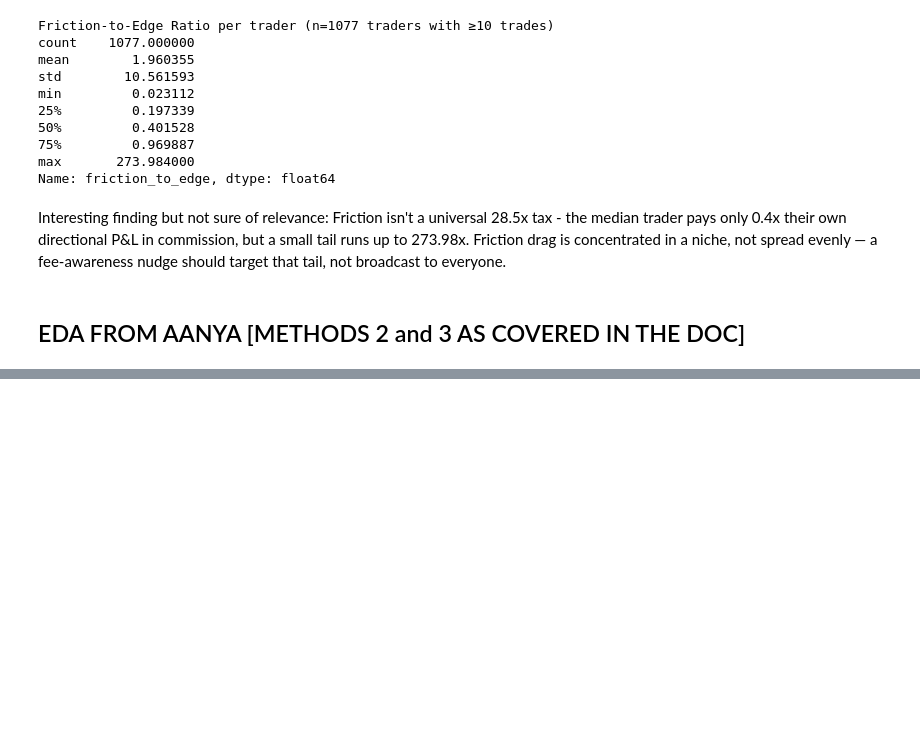
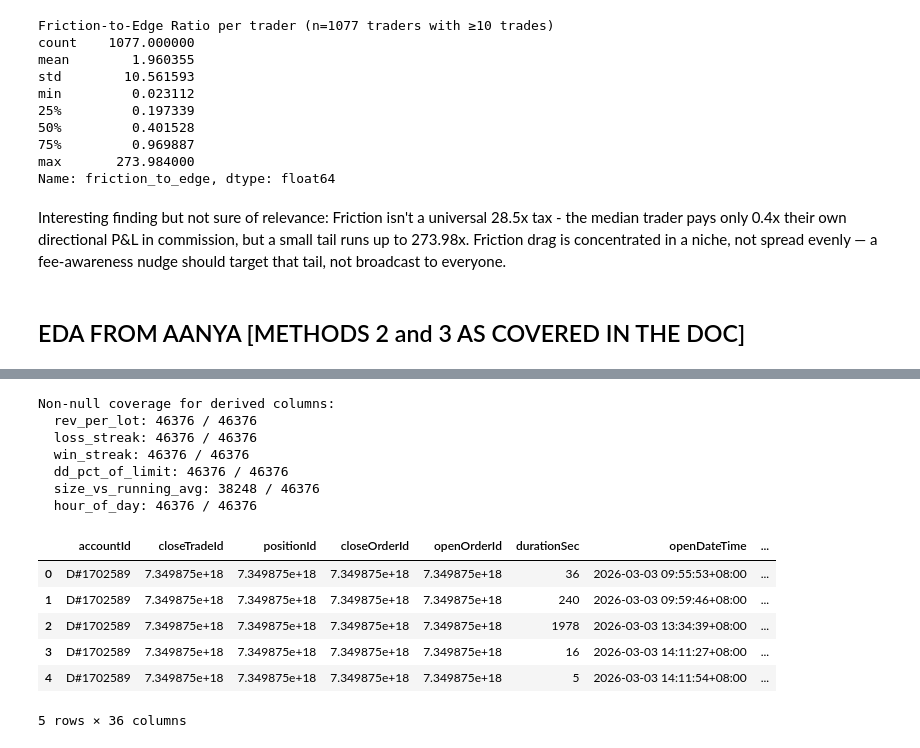
Before and after one commit to aanya006/C22-veNTUre-project, a Jupyter notebook: notebooks/EDA.ipynb, the cells around one changed output, grey strips where cells are left out. Cells and saved outputs as stored; diff of their text form; code cells hidden in the pictures; blank space fills up the shorter version.

```diff
--- a/notebooks/EDA.ipynb
+++ b/notebooks/EDA.ipynb
@@ -591,0 +619,57 @@ Interesting finding but not sure of relevance: Friction isn't a universal 28.5x
+# %%
+import numpy as np
+
+
+def prepare(df):
+    out = df.copy()
+
+    # rev_per_lot — guard against amount == 0
+    safe_amount = out["amount"].where(out["amount"] != 0, np.nan)
+    out["rev_per_lot"] = out["reverseProfit"] / safe_amount
+
+    # streak split
+    out["loss_streak"] = (-out["streak"]).clip(lower=0)
+    out["win_streak"] = out["streak"].clip(lower=0)
+
+    # drawdown as % of the $200 (4% of $5000) limit
+    out["dd_pct_of_limit"] = (-out["drawdown"]) / 200
+
+    # size vs trader's own expanding avg amount, prior trades only, per (traderId, campaignId)
+    ordered = out.sort_values(["traderId", "campaignId", "trade_seq_in_campaign"])
+    prior_avg = ordered.groupby(["traderId", "campaignId"])["amount"].transform(
+        lambda s: s.shift(1).expanding().mean()
+    )
+    safe_prior_avg = prior_avg.where(prior_avg != 0, np.nan)
+    out["size_vs_running_avg"] = (ordered["amount"] / safe_prior_avg).reindex(out.index)
+
+    # hour of day
+    out["hour_of_day"] = pd.to_datetime(out["openDateTime"], errors="coerce").dt.hour
+
+    new_cols = [
+        "rev_per_lot", "loss_streak", "win_streak",
+        "dd_pct_of_limit", "size_vs_running_avg", "hour_of_day",
+    ]
+    print("Non-null coverage for derived columns:")
+    for col in new_cols:
+        print(f"  {col}: {out[col].notna().sum()} / {len(out)}")
+
+    return out
+
+
+prepared_df = prepare(trades_campaign_features_df)
+prepared_df.head()
+# %% [output]
+Non-null coverage for derived columns:
+  rev_per_lot: 46376 / 46376
+  loss_streak: 46376 / 46376
+  win_streak: 46376 / 46376
+  dd_pct_of_limit: 46376 / 46376
+  size_vs_running_avg: 38248 / 46376
+  hour_of_day: 46376 / 46376
+|  | accountId | closeTradeId | positionId | closeOrderId | openOrderId | durationSec | openDateTime | ... |
+| 0 | D#1702589 | 7.349875e+18 | 7.349875e+18 | 7.349875e+18 | 7.349875e+18 | 36 | 2026-03-03 09:55:53+08:00 | ... |
+| 1 | D#1702589 | 7.349875e+18 | 7.349875e+18 | 7.349875e+18 | 7.349875e+18 | 240 | 2026-03-03 09:59:46+08:00 | ... |
+| 2 | D#1702589 | 7.349875e+18 | 7.349875e+18 | 7.349875e+18 | 7.349875e+18 | 1978 | 2026-03-03 13:34:39+08:00 | ... |
+| 3 | D#1702589 | 7.349875e+18 | 7.349875e+18 | 7.349875e+18 | 7.349875e+18 | 16 | 2026-03-03 14:11:27+08:00 | ... |
+| 4 | D#1702589 | 7.349875e+18 | 7.349875e+18 | 7.349875e+18 | 7.349875e+18 | 5 | 2026-03-03 14:11:54+08:00 | ... |
+5 rows × 36 columns
```
Also changed, not shown: parts of 15 cells of this notebook, 3 other files.
